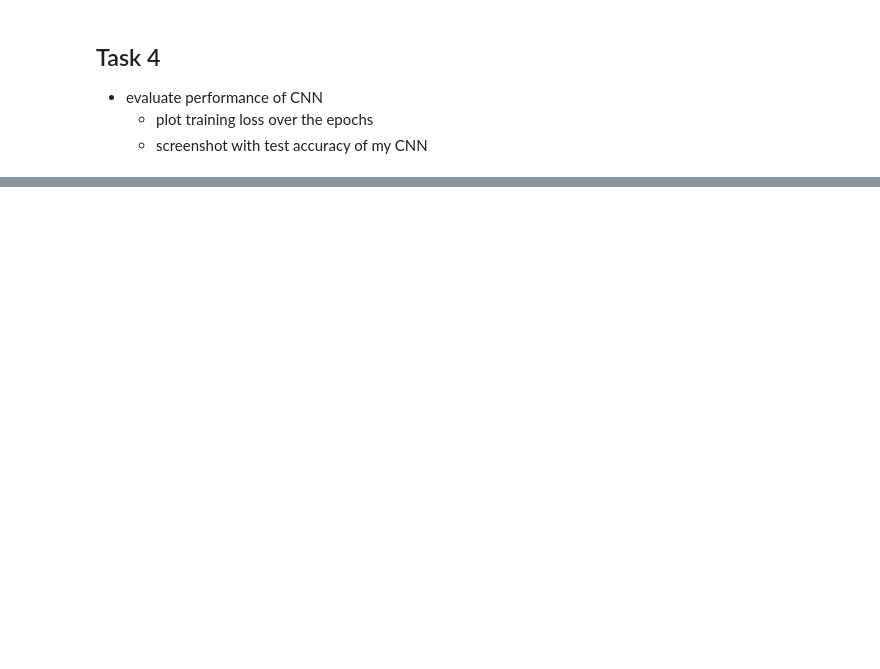
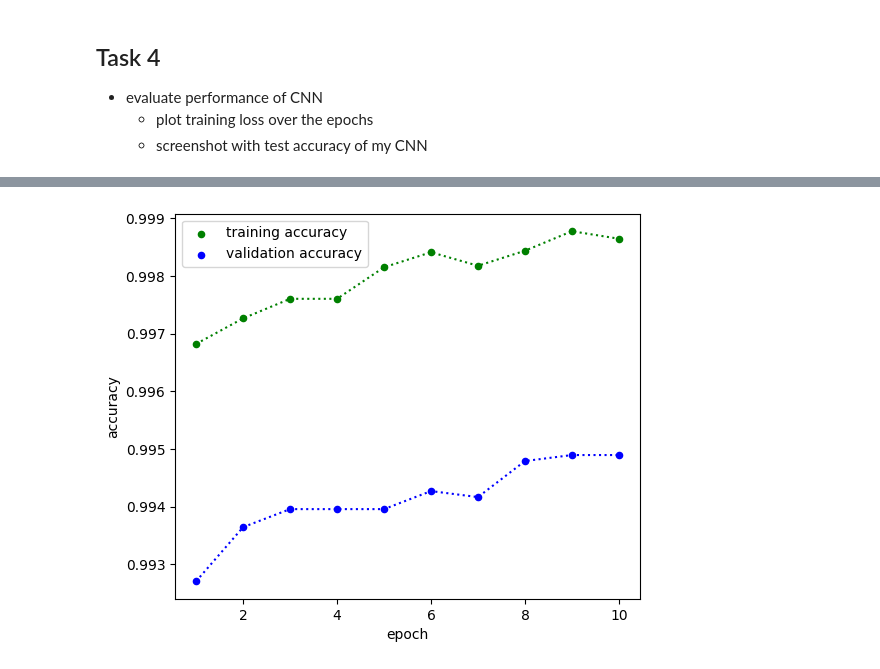
Before and after one commit to jo-phina/HW, a Jupyter notebook: HW8/HW8.ipynb, the cells around one changed output, grey strips where cells are left out. Drawn from its saved outputs; the diff is of its cells as text; code cells hidden in the pictures; blank space fills up the shorter version.

```diff
--- a/HW8/HW8.ipynb
+++ b/HW8/HW8.ipynb
@@ -83,0 +215,15 @@ def build_CNN():
+# %%
+# Plot accuracy over epochs
+plt.figure(figsize=(6, 5))    #figsize=(4, 3)
+
+epochs = range(1, no_epochs+1)
+plt.plot(epochs, CNN_history.history["acc"], color='g', linestyle='dotted', linewidth=1.5, markersize=10)
+plt.scatter(epochs, CNN_history.history["acc"], color='g', s=20, label="training accuracy")  # s sets the size of the dots
+plt.plot(epochs, CNN_history.history['val_acc'], color='b', linestyle='dotted', linewidth=1.5, markersize=10)
+plt.scatter(epochs, CNN_history.history["val_acc"], color='b', s=20, label="validation accuracy")  # s sets the size of the dotsplt.xticks(epochs)  # Ensure all epochs are labeled on the x-axis
+plt.legend()
+plt.xlabel("epoch")
+plt.ylabel('accuracy')
+plt.show()
+# %% [output]
+[figure, added]
```
Also changed, not shown: parts of 8 cells of this notebook.
